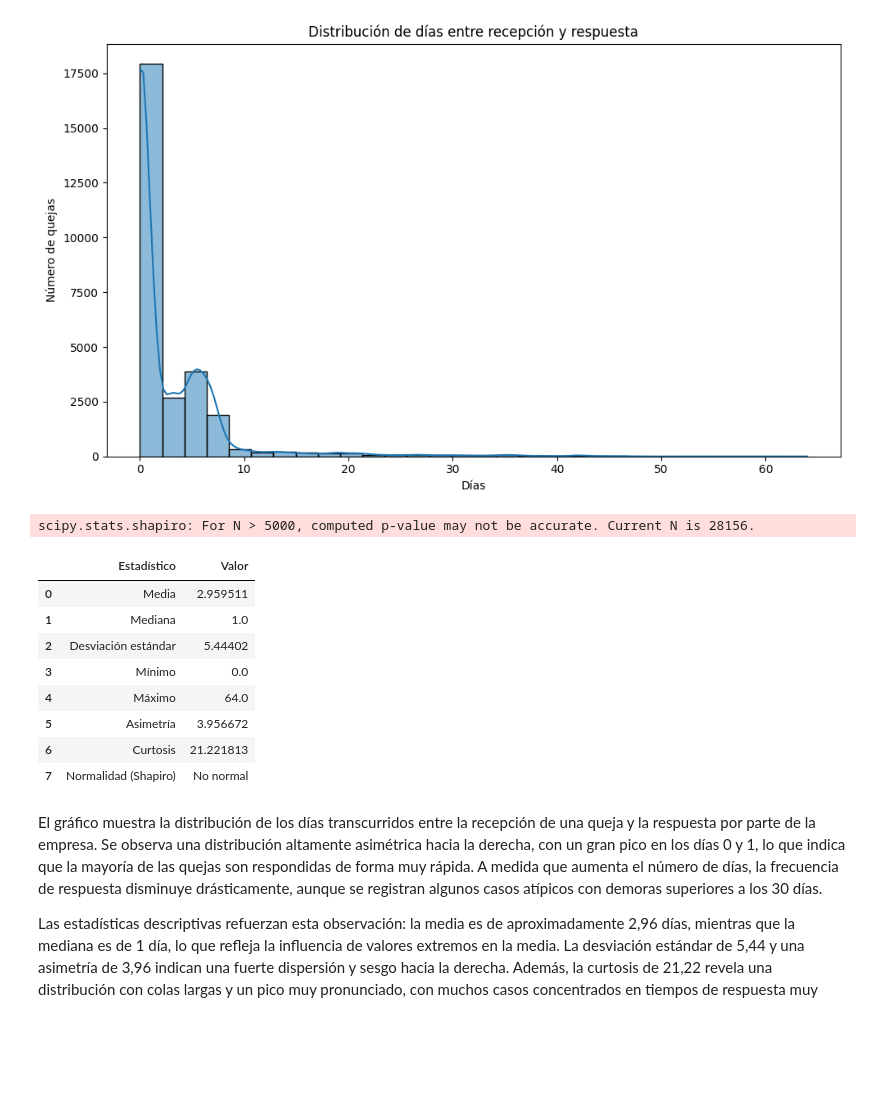
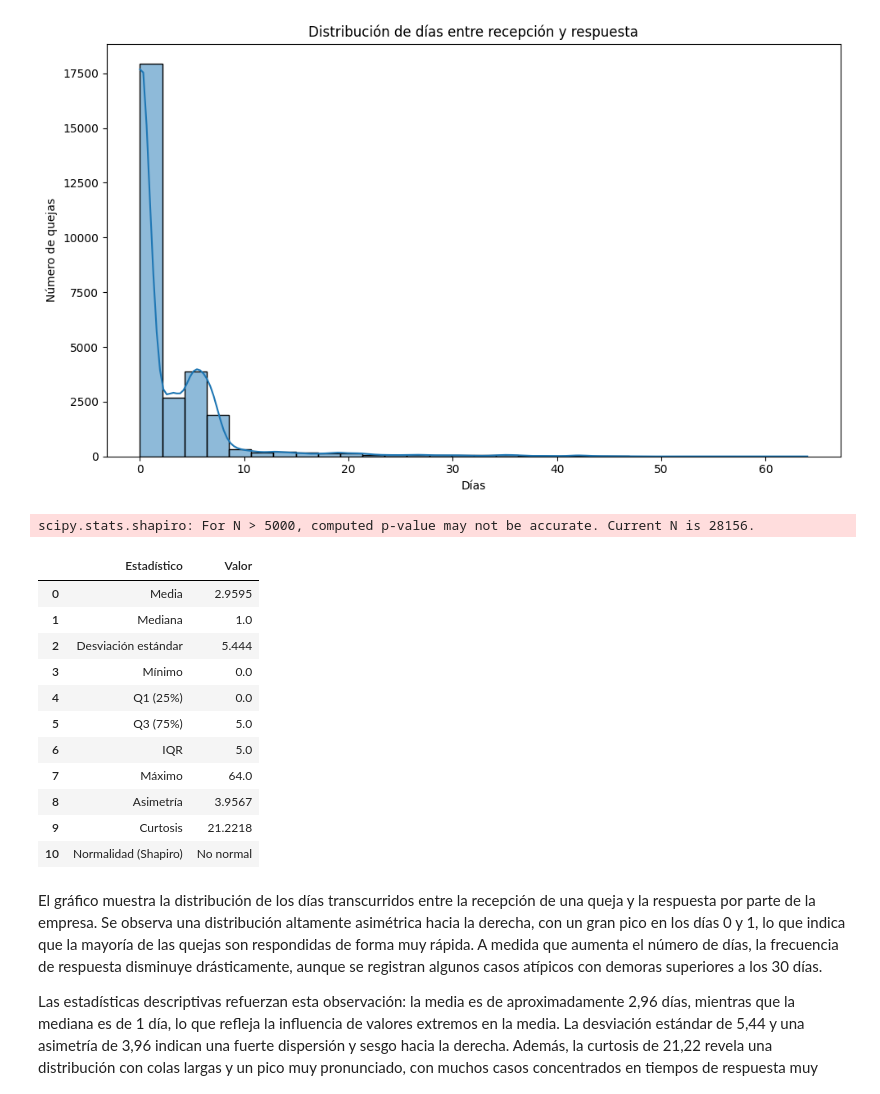
Before and after one commit to Jonolalde93/Proyectos_DS2025, a Jupyter notebook: Proyecto Fin de Modulo ML/notebooks/01.EDA.ipynb, the cells around one changed output. Saved outputs shown, nothing was run; the diff lists cells and outputs as text; code cells hidden in the pictures; blank space fills up the shorter version.

```diff
--- a/Proyecto Fin de Modulo ML/notebooks/01.EDA.ipynb
+++ b/Proyecto Fin de Modulo ML/notebooks/01.EDA.ipynb
@@ -592,39 +592,62 @@ plt.show()
 # %% [output]
 [figure]
 # %%
-descripcion = dt_quejas_corr['Difference in days'].describe()
+s = dt_quejas_corr['Difference in days']
 
-stat, p_value = shapiro(dt_quejas_corr['Difference in days'])
+descripcion = s.describe()
+
+stat, p_value = shapiro(s)
 normalidad = 'Normal' if p_value > 0.05 else 'No normal'
+asimetria = skew(s)
+curt = kurtosis(s)
 
-asimetria = skew(dt_quejas_corr['Difference in days'])
-curtosis = kurtosis(dt_quejas_corr['Difference in days'])
+
+q1 = descripcion['25%']
+q2 = descripcion['50%']
+q3 = descripcion['75%']
+iqr = q3 - q1
 
 tabla_estadistica = pd.DataFrame({
-    'Estadístico': ['Media', 'Mediana', 'Desviación estándar', 'Mínimo', 'Máximo', 'Asimetría', 'Curtosis', 'Normalidad (Shapiro)'],
+    'Estadístico': [
+        'Media', 'Mediana', 'Desviación estándar',
+        'Mínimo', 'Q1 (25%)', 'Q3 (75%)', 'IQR', 'Máximo',
+        'Asimetría', 'Curtosis', 'Normalidad (Shapiro)'
+    ],
     'Valor': [
         descripcion['mean'],
         descripcion['50%'],
         descripcion['std'],
         descripcion['min'],
+        q1,
+        q3,
+        iqr,
         descripcion['max'],
         asimetria,
-        curtosis,
+        curt,
         normalidad
     ]
 })
+
+
+tabla_estadistica['Valor'] = tabla_estadistica['Valor'].apply(
+    lambda x: round(x, 4) if isinstance(x, (int, float, float)) else x
+)
+
 tabla_estadistica
 # %% [output]
 scipy.stats.shapiro: For N > 5000, computed p-value may not be accurate. Current N is 28156.
 |  | Estadístico | Valor |
-| 0 | Media | 2.959511 |
+| 0 | Media | 2.9595 |
 | 1 | Mediana | 1.0 |
-| 2 | Desviación estándar | 5.44402 |
+| 2 | Desviación estándar | 5.444 |
 | 3 | Mínimo | 0.0 |
-| 4 | Máximo | 64.0 |
-| 5 | Asimetría | 3.956672 |
-| 6 | Curtosis | 21.221813 |
-| 7 | Normalidad (Shapiro) | No normal |
+| 4 | Q1 (25%) | 0.0 |
+| 5 | Q3 (75%) | 5.0 |
+| 6 | IQR | 5.0 |
+| 7 | Máximo | 64.0 |
+| 8 | Asimetría | 3.9567 |
+| 9 | Curtosis | 21.2218 |
+| 10 | Normalidad (Shapiro) | No normal |
 # %% [markdown]
 El gráfico muestra la distribución de los días transcurridos entre la recepción de una queja y la respuesta por parte de la empresa. Se observa una distribución altamente asimétrica hacia la derecha, con un gran pico en los días 0 y 1, lo que indica que la mayoría de las quejas son respondidas de forma muy rápida. A medida que aumenta el número de días, la frecuencia de respuesta disminuye drásticamente, aunque se registran algunos casos atípicos con demoras superiores a los 30 días.
 
```
Also changed, not shown: 4 other files.
